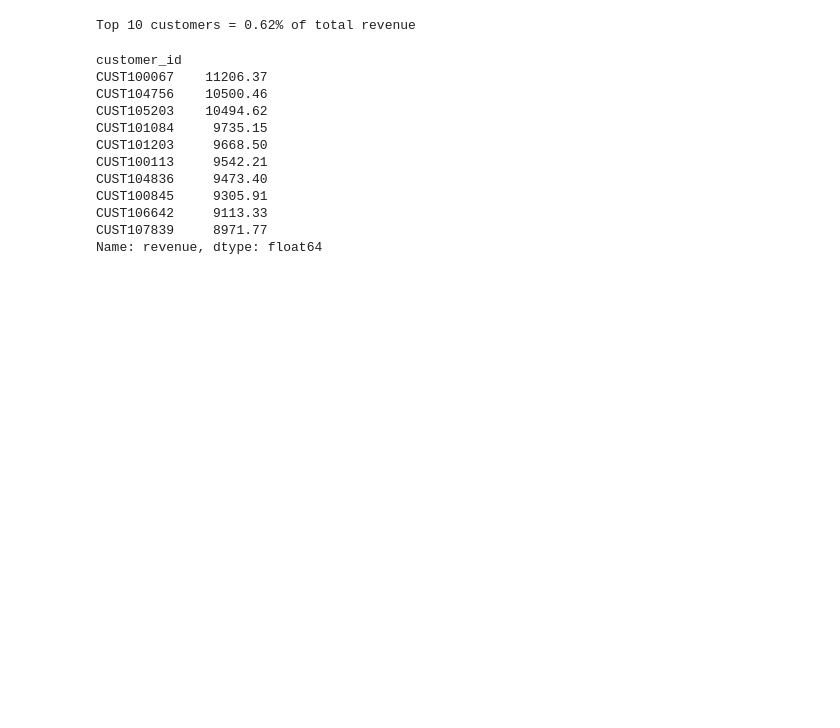
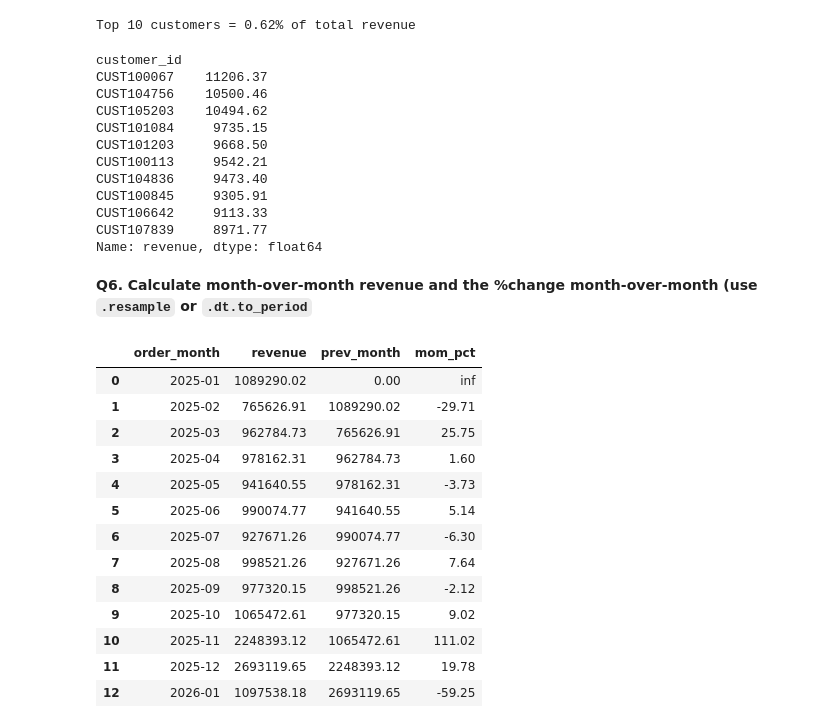
Before and after one commit to AjwarCk/py_ecommerce_eda, a Jupyter notebook: py_eda_campaign_analysis.ipynb, the cells around one changed output. Cells and saved outputs as stored; diff of their text form; code cells hidden in the pictures; blank space fills up the shorter version.

Commit message:
add: pandas Q6-month-over-month % change

```diff
--- a/py_eda_campaign_analysis.ipynb
+++ b/py_eda_campaign_analysis.ipynb
@@ -461,3 +461,29 @@ CUST100845     9305.91
 CUST106642     9113.33
 CUST107839     8971.77
 Name: revenue, dtype: float64
+# %% [markdown]
+**Q6. Calculate month-over-month revenue and the %change month-over-month (use `.resample` or `.dt.to_period`**
+# %%
+## way 1
+orders['order_date'] = pd.to_datetime(orders['order_date'])
+ord_month = orders.copy()
+ord_month['order_month'] = ord_month['order_date'].dt.to_period('M')
+monthly = ord_month.groupby('order_month', as_index=False)['revenue'].sum().sort_values('order_month',ascending=True)
+monthly['prev_month'] = monthly['revenue'].shift(1).fillna(0)
+monthly['mom_pct'] = round(((monthly['revenue'] - monthly['prev_month'])/monthly['prev_month']) * 100, 2)
+monthly
+# %% [output]
+|  | order_month | revenue | prev_month | mom_pct |
+| 0 | 2025-01 | 1089290.02 | 0.00 | inf |
+| 1 | 2025-02 | 765626.91 | 1089290.02 | -29.71 |
+| 2 | 2025-03 | 962784.73 | 765626.91 | 25.75 |
+| 3 | 2025-04 | 978162.31 | 962784.73 | 1.60 |
+| 4 | 2025-05 | 941640.55 | 978162.31 | -3.73 |
+| 5 | 2025-06 | 990074.77 | 941640.55 | 5.14 |
+| 6 | 2025-07 | 927671.26 | 990074.77 | -6.30 |
+| 7 | 2025-08 | 998521.26 | 927671.26 | 7.64 |
+| 8 | 2025-09 | 977320.15 | 998521.26 | -2.12 |
+| 9 | 2025-10 | 1065472.61 | 977320.15 | 9.02 |
+| 10 | 2025-11 | 2248393.12 | 1065472.61 | 111.02 |
+| 11 | 2025-12 | 2693119.65 | 2248393.12 | 19.78 |
+| 12 | 2026-01 | 1097538.18 | 2693119.65 | -59.25 |
```
Also changed, not shown: parts of 1 cell of this notebook.
